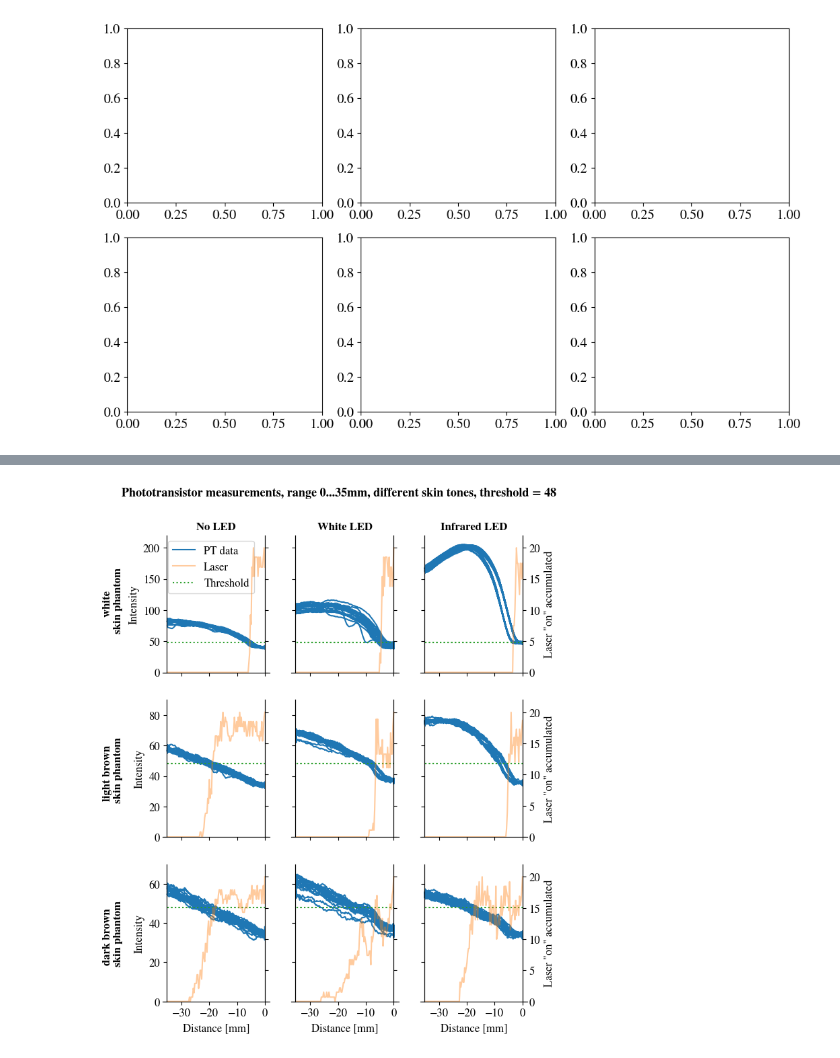
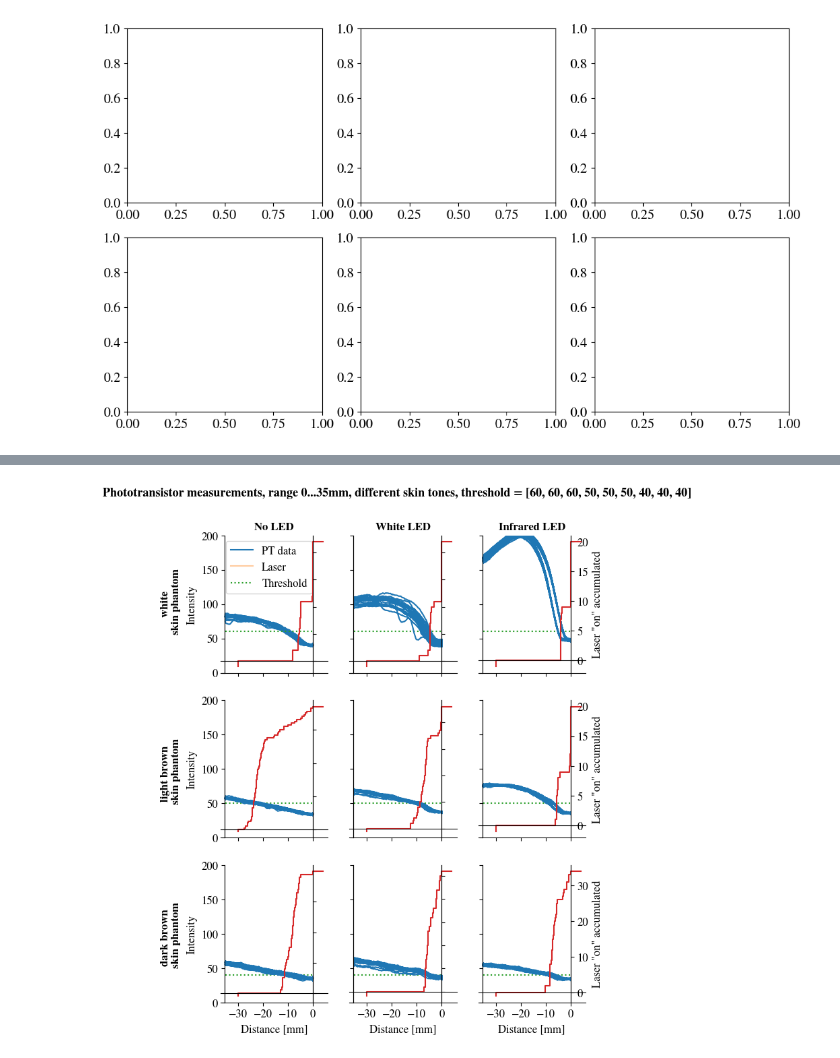
Before and after one commit to annnnna42/Arduino_KDC101_Control_and_Evaluation, a Jupyter notebook: merge/merge_plots.ipynb, the cells around one changed output, grey strips where cells are left out. Drawn from its saved outputs; the diff is of its cells as text; code cells hidden in the pictures.

```diff
--- a/merge/merge_plots.ipynb
+++ b/merge/merge_plots.ipynb
@@ -755,8 +660,10 @@ for i, ax in enumerate(axs.flatten()):
 
     if i == 0:
         ax.plot(list(frames[i][1].index)[0:end], list(frames[i][1].avg)[0:end], label = 'PT data')
-        ax.fill_between(list(frames[i][1].index)[0:end], ylim_0*np.array(list(calcs[i][9][0:end])), color='C1', alpha=0.15, label='Laser on')
-        ax.hlines(y=threshold, xmin=0, xmax=end, color='C2', ls=':', label = 'Threshold')
+        print(list(frames[i][1].index)[0:end])
+        print(ylim_0*np.array(list(frames[i][1].laser_pt)[0:end]))
+        ax.fill_between(list(frames[i][1].index)[0:end], ylim_0*np.array(list(frames[i][1].laser_pt)[0:end]), color='C1', alpha=0.15, label='Laser on')
+        ax.hlines(y=threshold[i], xmin=0, xmax=end, color='C2', ls=':', label = 'Threshold')
         ax.set_ylim([0,ylim_0])
         ax.set_xticklabels([])
 
@@ -764,17 +671,18 @@ for i, ax in enumerate(axs.flatten()):
 
     else:
         if i in [1,2]:
-            ax.fill_between(list(frames[i][1].index)[0:end], ylim_0*np.array(list(calcs[i][9][0:end])), color='C1', alpha=0.15)
+
+            ax.fill_between(list(frames[i][1].index)[0:end], ylim_0*np.array(list(frames[i][1].laser_pt)[0:end]), color='C1', alpha=0.15)
             ax.set_ylim([0,ylim_0])
             ax.set_xticklabels([])
 
         elif i in [3,4,5]:
-            ax.fill_between(list(frames[i][1].index)[0:end], ylim_1*np.array(list(calcs[i][9][0:end])), color='C1', alpha=0.15)
+            ax.fill_between(list(frames[i][1].index)[0:end], ylim_1*np.array(list(frames[i][1].laser_pt)[0:end]), color='C1', alpha=0.15)
             ax.set_ylim([0,ylim_1])
             ax.set_xticklabels([])
 
         elif i in [6,7,8]:
-            ax.fill_between(list(frames[i][1].index)[0:end], ylim_2*np.array(list(calcs[i][9][0:end])), color='C1', alpha=0.15)
+            ax.fill_between(list(frames[i][1].index)[0:end], ylim_2*np.array(list(frames[i][1].laser_pt)[0:end]), color='C1', alpha=0.15)
             ax.set_ylim([0,ylim_2])
             xlabels = ['{:,.1f}'.format(x) for x in ax.get_xticks()/1000]
             ax.set_xticklabels(xlabels)
@@ -782,7 +690,7 @@ for i, ax in enumerate(axs.flatten()):
 
 
         ax.plot(list(frames[i][1].index)[0:end], list(frames[i][1].avg)[0:end])
-        ax.hlines(y=threshold, xmin=0, xmax=end, color='C2', ls=':')
+        ax.hlines(y=threshold[i], xmin=0, xmax=end, color='C2', ls=':')
 
 sns.despine()
 make_text()
@@ -806,9 +716,9 @@ axs_twin_flat = [ax for row in axs_twin for ax in row]
 
 #end = 1700
 end = len(list(frames[0][1].stage))
-ylim_0=220
-ylim_1=90
-ylim_2=70
+ylim_0=200
+ylim_1=200
+ylim_2=200
 
 fs = 12
 plt.rcParams['font.size'] = 12
@@ -849,47 +759,50 @@ for i, ax in enumerate(axs.flatten()):
     if i == 0:
         ax.plot(list(frames[i][1].stage)[0:end], list(frames[i][1].avg)[0:end], label = 'PT data')
         ax.plot([],[],color='C1', alpha=0.4,label = 'Laser')
-        ax.hlines(y=threshold, xmin=-35, xmax=0, color='C2', label = 'Threshold', ls=':')
+        ax.hlines(y=threshold[i], xmin=-35, xmax=0, color='C2', label = 'Threshold', ls=':')
         ax.set_ylim([0,ylim_0])
         ax.set_xticklabels([])
         ax.legend(loc="upper left")
 
     else:
         if i in [1,2]:
-            ax.hlines(y=threshold, xmin=-35, xmax=0, color='C2', ls=':')
+            ax.hlines(y=threshold[i], xmin=-35, xmax=0, color='C2', ls=':')
             ax.set_ylim([0,ylim_0])
             ax.set_xticklabels([])
 
         elif i in [3,4,5]:
-            ax.hlines(y=threshold, xmin=-35, xmax=0, color='C2', ls=':')
+            ax.hlines(y=threshold[i], xmin=-35, xmax=0, color='C2', ls=':')
             ax.set_ylim([0,ylim_1])
             ax.set_xticklabels([])
 
         elif i in [6,7,8]:
-            ax.hlines(y=threshold, xmin=-35, xmax=0, color='C2', ls=':')
+            ax.hlines(y=threshold[i], xmin=-35, xmax=0, color='C2', ls=':')
             ax.set_ylim([0,ylim_2])
 
         ax.plot(list(frames[i][1].stage)[0:end], list(frames[i][1].avg)[0:end])
-        ax.hlines(y=threshold, xmin=-35, xmax=0, color='C2', ls=':')
+        #ax.hlines(y=threshold[i], xmin=-35, xmax=0, color='C2', ls=':')
 
 for i, ax2 in enumerate(axs_twin_flat):
     ax2.spines['right'].set_position(('data', 0))
     ax2.spines['left'].set_position(('data', -35.3))
     ax2.spines['bottom'].set_position(('data', 0))
 
-    ax2.plot(list(calcs[i][10]), list(calcs[i][11]), alpha= 0.4 ,color = 'C1')
-    ax2.set_ylim([0,22])
+    #ax2.plot(list(calcs[i][10]), list(calcs[i][11]), alpha= 0.4 ,color = 'C1')
+    y = [i-1 for i in range(len(calcs[i][9]))]
+    ax2.step(calcs[i][9],y, color = 'C3')
+
+    # ax2.set_ylim([0,40])
 
     if i in [2,5,8]:
         ax2.set(ylabel='Laser "on" accumulated')
     else:
         ax2.set_yticklabels([])
 
 sns.despine(top = True, right = False)
 make_text()
 
 # name_file = f"PT_compare_LED_threshold_{threshold}_buffer_{buffer_size}_vs_position"
 # plt.savefig(f"../../../LaTex/Master Thesis/figures/{name_file}.pdf")
 # plt.savefig(f"../../../LaTex/Master Thesis/figures/{name_file}.png")
 # %% [output]
-[figure, old version]
+[figure, new version]
```
Also changed, not shown: parts of 7 cells of this notebook, 3 other files.
